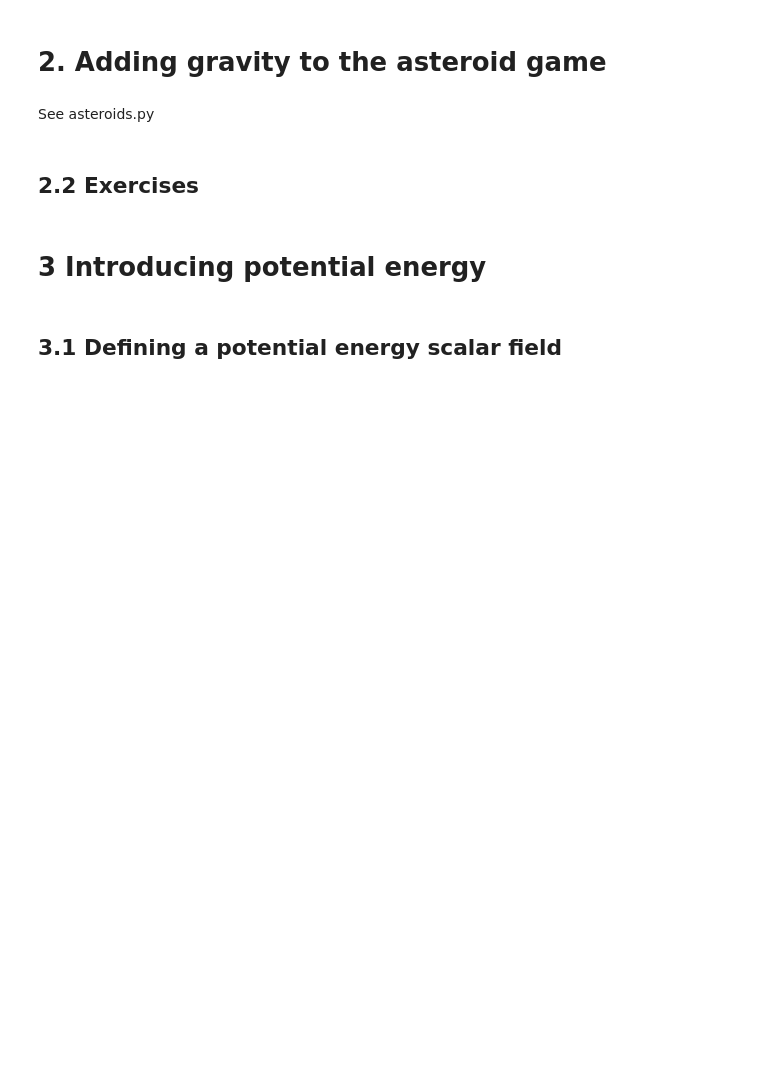
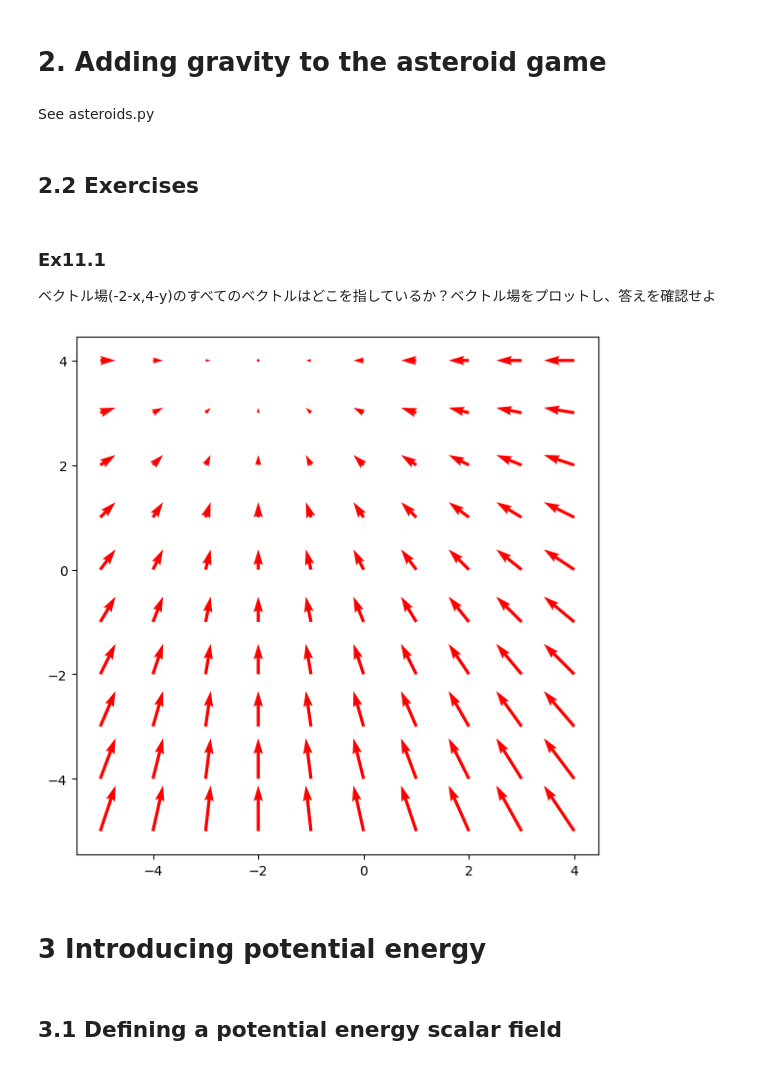
Before and after one commit to kjmatsuda/Math-for-Programmers, a Jupyter notebook: Chapter_11/ex11.ipynb, the cells around one changed output. Drawn from its saved outputs; the diff is of its cells as text; code cells hidden in the pictures; blank space fills up the shorter version.

```diff
--- a/Chapter_11/ex11.ipynb
+++ b/Chapter_11/ex11.ipynb
@@ -32,6 +36,16 @@ plot_vector_field(f,-5,5,-5,5)
 See asteroids.py
 # %% [markdown]
 ## 2.2 Exercises
+# %% [markdown]
+### Ex11.1
+ベクトル場(-2-x,4-y)のすべてのベクトルはどこを指しているか？ベクトル場をプロットし、答えを確認せよ
+# %%
+def f(x,y):
+    return (-2-x,4-y)
+
+plot_vector_field(f,-5,5,-5,5)
+# %% [output]
+[figure, added]
 # %% [markdown]
 # 3 Introducing potential energy
 # %% [markdown]
```
Also changed, not shown: parts of 2 cells of this notebook.
